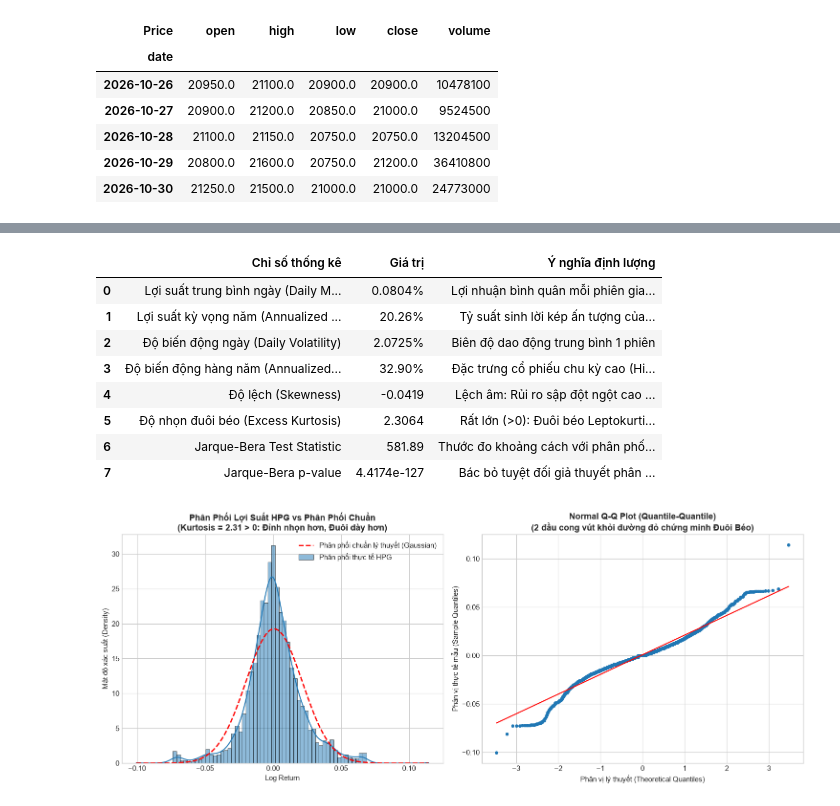
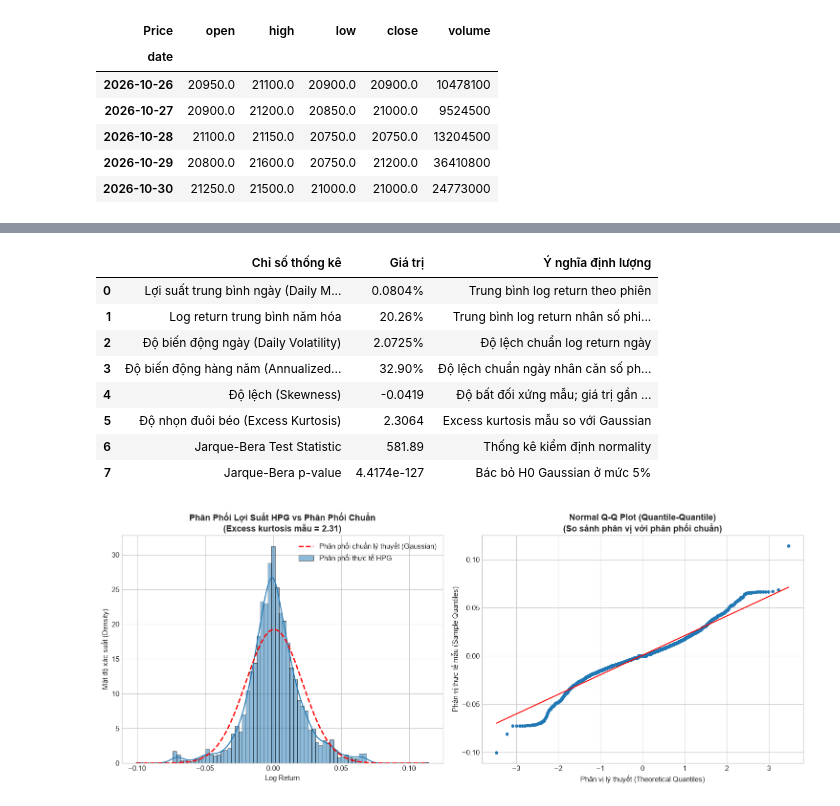
Before and after one commit to QuangCanhCut/stock-ml-backtesting, a Jupyter notebook: notebooks/01_eda_market_stylized_facts.ipynb, the cells around one changed output, grey strips where cells are left out. Saved outputs shown, nothing was run; the diff lists cells and outputs as text; code cells hidden in the pictures.

```diff
--- a/notebooks/01_eda_market_stylized_facts.ipynb
+++ b/notebooks/01_eda_market_stylized_facts.ipynb
@@ -67,6 +50,10 @@ print(f"✅ Môi trường đã sẵn sàng! Thư mục dự án: {project_root}
 config_path = project_root / "configs" / "config.yaml"
 with open(config_path, "r", encoding="utf-8") as f:
     config = yaml.safe_load(f)
+
+# Lưu biểu đồ của notebook 01 vào thư mục EDA riêng.
+figures_dir = project_root / config["eda"]["figures_dir"]
+figures_dir.mkdir(parents=True, exist_ok=True)
 
 # Đường dẫn file Parquet đã kéo về ở Bước Data Ingestion
 raw_parquet_path = project_root / config["data"]["raw_parquet_path"]
@@ -260,9 +213,10 @@ Trong tài chính cổ điển (như mô hình Black-Scholes), người ta thư
 ret = df["log_return"]
 
 mean_d = ret.mean()
-mean_ann = mean_d * 252 # Chuẩn hóa 252 ngày giao dịch/năm
+trading_days = config["market_microstructure"]["trading_days_per_year"]
+mean_ann = mean_d * trading_days # Log return trung bình năm hóa, không phải CAGR
 vol_d = ret.std()
-vol_ann = vol_d * np.sqrt(252)
+vol_ann = vol_d * np.sqrt(trading_days) # Quy tắc căn thời gian, giả định phụ thuộc thích hợp
 skewness = ret.skew()
 kurt = ret.kurtosis() # Pandas tự động tính Excess Kurtosis (so với 0 của Normal)
 jb_stat, jb_pval = stats.jarque_bera(ret)
@@ -271,7 +225,7 @@ jb_stat, jb_pval = stats.jarque_bera(ret)
 moments_df = pd.DataFrame({
     "Chỉ số thống kê": [
         "Lợi suất trung bình ngày (Daily Mean)",
-        "Lợi suất kỳ vọng năm (Annualized Return)",
+        "Log return trung bình năm hóa",
         "Độ biến động ngày (Daily Volatility)",
         "Độ biến động hàng năm (Annualized Volatility)",
         "Độ lệch (Skewness)",
@@ -290,52 +244,53 @@ moments_df = pd.DataFrame({
         f"{jb_pval:.4e}"
     ],
     "Ý nghĩa định lượng": [
-        "Lợi nhuận bình quân mỗi phiên giao dịch",
-        "Tỷ suất sinh lời kép ấn tượng của HPG trong 10 năm",
-        "Biên độ dao động trung bình 1 phiên",
-        "Đặc trưng cổ phiếu chu kỳ cao (High Beta)",
-        "Lệch âm: Rủi ro sập đột ngột cao hơn tăng sốc",
-        "Rất lớn (>0): Đuôi béo Leptokurtic cực rõ rệt",
-        "Thước đo khoảng cách với phân phối chuẩn",
-        "Bác bỏ tuyệt đối giả thuyết phân phối chuẩn Gaussian"
+        "Trung bình log return theo phiên",
+        "Trung bình log return nhân số phiên/năm; không phải CAGR",
+        "Độ lệch chuẩn log return ngày",
+        "Độ lệch chuẩn ngày nhân căn số phiên/năm",
+        "Độ bất đối xứng mẫu; giá trị gần 0 không cho thấy lệch mạnh",
+        "Excess kurtosis mẫu so với Gaussian",
+        "Thống kê kiểm định normality",
+        "Bác bỏ H0 Gaussian ở mức 5%" if jb_pval < 0.05 else "Chưa đủ bằng chứng bác bỏ H0 Gaussian ở mức 5%"
     ]
 })
 
 display(moments_df)
 
 # Vẽ biểu đồ Histogram phân phối thực tế so với Phân phối chuẩn lý thuyết & Q-Q Plot
 fig, axes = plt.subplots(1, 2, figsize=(15, 6))
 
 # Subplot 1: Histogram + Đường cong KDE
 sns.histplot(ret, bins=80, kde=True, stat="density", color="#1f77b4", ax=axes[0], label="Phân phối thực tế HPG")
 # Vẽ thêm đường cong chuẩn lý thuyết có cùng Mean & Std
 x_range = np.linspace(ret.min(), ret.max(), 300)
 norm_pdf = stats.norm.pdf(x_range, loc=mean_d, scale=vol_d)
 axes[0].plot(x_range, norm_pdf, "r--", linewidth=2.0, label="Phân phối chuẩn lý thuyết (Gaussian)")
-axes[0].set_title(f"Phân Phối Lợi Suất HPG vs Phân Phối Chuẩn\n(Kurtosis = {kurt:.2f} > 0: Đỉnh nhọn hơn, Đuôi dày hơn)", fontweight="bold")
+axes[0].set_title(f"Phân Phối Lợi Suất HPG vs Phân Phối Chuẩn\n(Excess kurtosis mẫu = {kurt:.2f})", fontweight="bold")
 axes[0].set_xlabel("Log Return")
 axes[0].set_ylabel("Mật độ xác suất (Density)")
 axes[0].legend()
 
 # Subplot 2: Normal Q-Q Plot
 stats.probplot(ret, dist="norm", plot=axes[1])
 axes[1].get_lines()[0].set_color("#1f77b4")
 axes[1].get_lines()[0].set_markersize(4.0)
 axes[1].get_lines()[1].set_color("red")
-axes[1].set_title("Normal Q-Q Plot (Quantile-Quantile)\n(2 đầu cong vút khỏi đường đỏ chứng minh Đuôi Béo)", fontweight="bold")
+axes[1].set_title("Normal Q-Q Plot (Quantile-Quantile)\n(So sánh phân vị với phân phối chuẩn)", fontweight="bold")
 axes[1].set_xlabel("Phân vị lý thuyết (Theoretical Quantiles)")
 axes[1].set_ylabel("Phân vị thực tế mẫu (Sample Quantiles)")
 
 plt.tight_layout()
+fig.savefig(figures_dir / "notebook_01_distribution_and_qqplot.png", dpi=150, bbox_inches="tight")
 plt.show()
 # %% [output]
 |  | Chỉ số thống kê | Giá trị | Ý nghĩa định lượng |
-| 0 | Lợi suất trung bình ngày (Daily M... | 0.0804% | Lợi nhuận bình quân mỗi phiên gia... |
-| 1 | Lợi suất kỳ vọng năm (Annualized ... | 20.26% | Tỷ suất sinh lời kép ấn tượng của... |
-| 2 | Độ biến động ngày (Daily Volatility) | 2.0725% | Biên độ dao động trung bình 1 phiên |
-| 3 | Độ biến động hàng năm (Annualized... | 32.90% | Đặc trưng cổ phiếu chu kỳ cao (Hi... |
-| 4 | Độ lệch (Skewness) | -0.0419 | Lệch âm: Rủi ro sập đột ngột cao ... |
-| 5 | Độ nhọn đuôi béo (Excess Kurtosis) | 2.3064 | Rất lớn (>0): Đuôi béo Leptokurti... |
-| 6 | Jarque-Bera Test Statistic | 581.89 | Thước đo khoảng cách với phân phố... |
-| 7 | Jarque-Bera p-value | 4.4174e-127 | Bác bỏ tuyệt đối giả thuyết phân ... |
+| 0 | Lợi suất trung bình ngày (Daily M... | 0.0804% | Trung bình log return theo phiên |
+| 1 | Log return trung bình năm hóa | 20.26% | Trung bình log return nhân số phi... |
+| 2 | Độ biến động ngày (Daily Volatility) | 2.0725% | Độ lệch chuẩn log return ngày |
+| 3 | Độ biến động hàng năm (Annualized... | 32.90% | Độ lệch chuẩn ngày nhân căn số ph... |
+| 4 | Độ lệch (Skewness) | -0.0419 | Độ bất đối xứng mẫu; giá trị gần ... |
+| 5 | Độ nhọn đuôi béo (Excess Kurtosis) | 2.3064 | Excess kurtosis mẫu so với Gaussian |
+| 6 | Jarque-Bera Test Statistic | 581.89 | Thống kê kiểm định normality |
+| 7 | Jarque-Bera p-value | 4.4174e-127 | Bác bỏ H0 Gaussian ở mức 5% |
-[figure, old version]
+[figure, new version]
```
Also changed, not shown: parts of 25 cells of this notebook, 32 other files.
